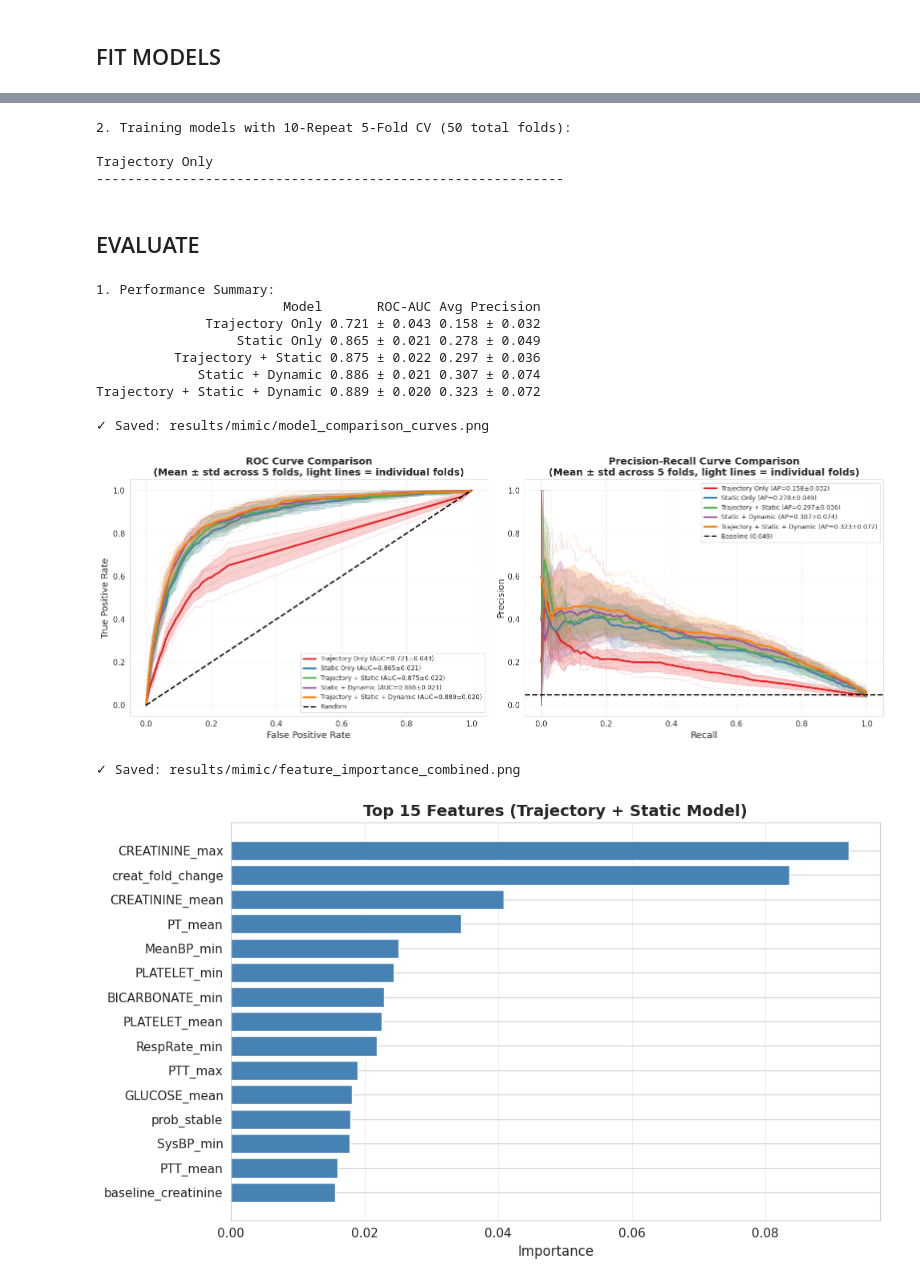
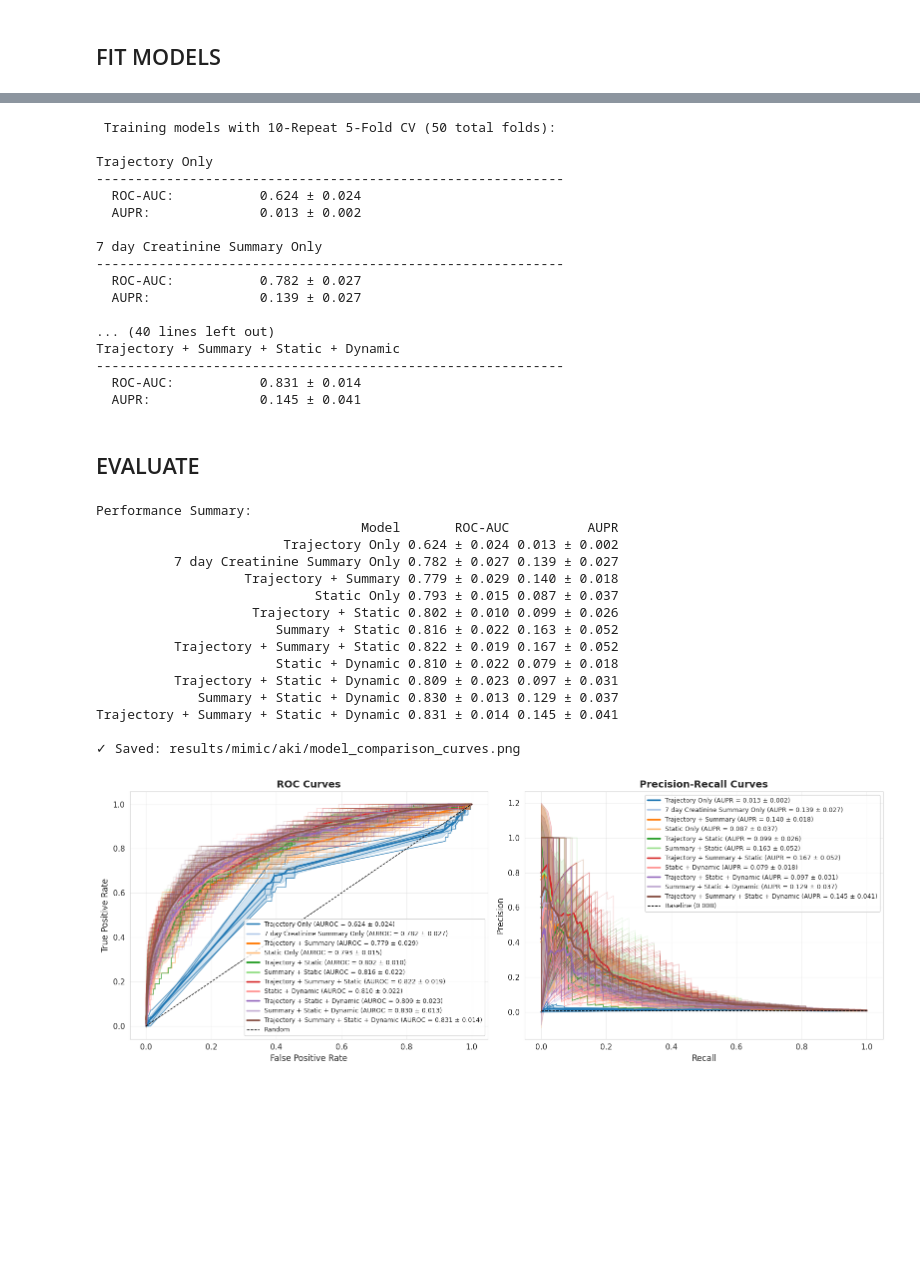
Before and after one commit to tw2067/trajectory-modeling, a Jupyter notebook: scripts/notebooks/AKI_traj_probs.ipynb, the cells around one changed output, grey strips where cells are left out. Saved outputs shown, nothing was run; the diff lists cells and outputs as text; code cells hidden in the pictures; blank space fills up the shorter version.

```diff
--- a/scripts/notebooks/AKI_traj_probs.ipynb
+++ b/scripts/notebooks/AKI_traj_probs.ipynb
@@ -1011,4 +906,4 @@ print(f"\n✓ Saved: results/mimic/aki_prediction_dataset.csv")
 # %%
-prediction_dataset = pd.read_csv('../../results/mimic/aki_prediction_dataset.csv')
-print(f"✓ Loaded: results/mimic/aki_prediction_dataset.csv")
+prediction_dataset = pd.read_csv('../../results/mimic/aki/aki_prediction_dataset.csv')
+print(f"✓ Loaded: results/mimic/aki/aki_prediction_dataset.csv")
 # %% [output]
@@ -1016,3 +911,6 @@ print(f"✓ Loaded: results/mimic/aki_prediction_dataset.csv")
+# %%
+traj_cols = ['prob_stable', 'prob_gradual_increase', 'prob_rapid_increase', 'prob_worsening']
+prediction_dataset[traj_cols] = prediction_dataset[traj_cols + ['hadm_id']].groupby('hadm_id')[traj_cols].ffill(limit=2).fillna(0)
 # %%
 prediction_dataset.isna().mean()[prediction_dataset.isna().mean() > 0].sort_values(ascending=False)
 # %% [output]
@@ -1234,72 +1251,86 @@ n_folds_total = n_repeats * n_folds
 
 comparison_results = {}
 
-print(f"\n2. Training models with {n_repeats}-Repeat {n_folds}-Fold CV ({n_folds_total} total folds):\n")
+print(f"\n Training models with {n_repeats}-Repeat {n_folds}-Fold CV ({n_folds_total} total folds):\n")
 
 for feature_set_name, feature_cols in feature_sets.items():
     print(f"{feature_set_name}")
     print("-" * 60)
-
-    X = prediction_clean[feature_cols]
-
     # Use shared utility function for repeated cross-validation
     fold_metrics = train_repeated_cv(
-        X=X,
-        y=y,
-        groups=groups,
+        prediction_df=prediction_clean,
+        feature_cols=feature_cols,
+        target_col='target_aki_stage3',
+        group_col='hadm_id',
         n_repeats=n_repeats,
         n_folds=n_folds,
-        random_state=920
-    )
+        random_state=920)
 
     comparison_results[feature_set_name] = fold_metrics
 
     print(f"  ROC-AUC:           {np.mean(fold_metrics['roc_auc']):.3f} ± {np.std(fold_metrics['roc_auc']):.3f}")
-    print(f"  Average Precision: {np.mean(fold_metrics['avg_precision']):.3f} ± {np.std(fold_metrics['avg_precision']):.3f}\n")
+    print(f"  AUPR:              {np.mean(fold_metrics['avg_precision']):.3f} ± {np.std(fold_metrics['avg_precision']):.3f}\n")
 # %% [output]
-2. Training models with 10-Repeat 5-Fold CV (50 total folds):
+ Training models with 10-Repeat 5-Fold CV (50 total folds):
 
 Trajectory Only
 ------------------------------------------------------------
+  ROC-AUC:           0.624 ± 0.024
+  AUPR:              0.013 ± 0.002
+
+7 day Creatinine Summary Only
+------------------------------------------------------------
+  ROC-AUC:           0.782 ± 0.027
+  AUPR:              0.139 ± 0.027
+
+... (40 lines left out)
+Trajectory + Summary + Static + Dynamic
+------------------------------------------------------------
+  ROC-AUC:           0.831 ± 0.014
+  AUPR:              0.145 ± 0.041
 # %% [markdown]
 ## EVALUATE
 # %%
 # Performance comparison table
 summary_df = pd.DataFrame([
     {
         'Model': name,
         'ROC-AUC': f"{np.mean(metrics['roc_auc']):.3f} ± {np.std(metrics['roc_auc']):.3f}",
-        'Avg Precision': f"{np.mean(metrics['avg_precision']):.3f} ± {np.std(metrics['avg_precision']):.3f}"
+        'AUPR': f"{np.mean(metrics['avg_precision']):.3f} ± {np.std(metrics['avg_precision']):.3f}"
     }
     for name, metrics in comparison_results.items()
 ])
 
-print("\n1. Performance Summary:")
+print("\nPerformance Summary:")
 print(summary_df.to_string(index=False))
 
 # ROC & PR Curves - Using shared utility function
 fig, (ax1, ax2) = plot_roc_pr_curves(
     comparison_results=comparison_results,
     outcome_df=prediction_clean,
     target_col='target_aki_stage3',
-    color_scheme='Set1'
+    color_scheme='tab20'
 )
-plt.savefig('../../results/mimic/model_comparison_curves.png', dpi=300, bbox_inches='tight')
-print("\n✓ Saved: results/mimic/model_comparison_curves.png")
+plt.savefig('../../results/mimic/aki/model_comparison_curves.png', dpi=300, bbox_inches='tight')
+print("\n✓ Saved: results/mimic/aki/model_comparison_curves.png")
 plt.show()
 # %% [output]
-1. Performance Summary:
-                        Model       ROC-AUC Avg Precision
-              Trajectory Only 0.721 ± 0.043 0.158 ± 0.032
-                  Static Only 0.865 ± 0.021 0.278 ± 0.049
-          Trajectory + Static 0.875 ± 0.022 0.297 ± 0.036
-             Static + Dynamic 0.886 ± 0.021 0.307 ± 0.074
-Trajectory + Static + Dynamic 0.889 ± 0.020 0.323 ± 0.072
+Performance Summary:
+                                  Model       ROC-AUC          AUPR
+                        Trajectory Only 0.624 ± 0.024 0.013 ± 0.002
+          7 day Creatinine Summary Only 0.782 ± 0.027 0.139 ± 0.027
+                   Trajectory + Summary 0.779 ± 0.029 0.140 ± 0.018
+                            Static Only 0.793 ± 0.015 0.087 ± 0.037
+                    Trajectory + Static 0.802 ± 0.010 0.099 ± 0.026
+                       Summary + Static 0.816 ± 0.022 0.163 ± 0.052
+          Trajectory + Summary + Static 0.822 ± 0.019 0.167 ± 0.052
+                       Static + Dynamic 0.810 ± 0.022 0.079 ± 0.018
+          Trajectory + Static + Dynamic 0.809 ± 0.023 0.097 ± 0.031
+             Summary + Static + Dynamic 0.830 ± 0.013 0.129 ± 0.037
+Trajectory + Summary + Static + Dynamic 0.831 ± 0.014 0.145 ± 0.041
 
-✓ Saved: results/mimic/model_comparison_curves.png
+✓ Saved: results/mimic/aki/model_comparison_curves.png
-[figure, old version]
+[figure, new version]
-✓ Saved: results/mimic/feature_importance_combined.png
-[figure, removed]
 # %%
 # Boxplot visualization with statistical significance testing (using shared utilities)
 # Define pairs to compare (indices based on feature_sets order)
```
Also changed, not shown: parts of 48 cells of this notebook, 38 other files.
